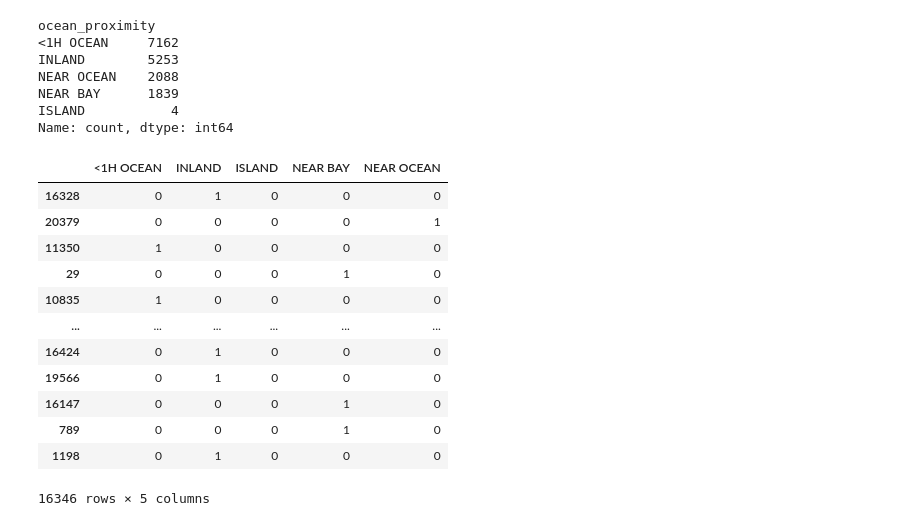
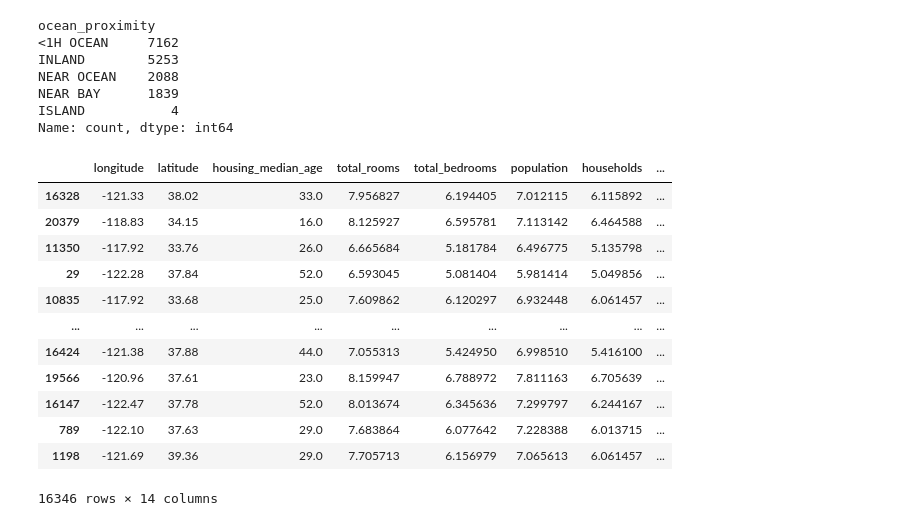
Before and after one commit to alexkimrow/House-Price-Prediction, a Jupyter notebook: main.ipynb, the cells around one changed output. Drawn from its saved outputs; the diff is of its cells as text; code cells hidden in the pictures.

```diff
--- a/main.ipynb
+++ b/main.ipynb
@@ -155,18 +155,19 @@ NEAR BAY      1839
 ISLAND           4
 Name: count, dtype: int64
 # %%
-pd.get_dummies(train_data.ocean_proximity).astype(int)
+train_data = train_data.join(pd.get_dummies(train_data.ocean_proximity).astype(int)).drop(['ocean_proximity'], axis=1)
+train_data
 # %% [output]
-|  | <1H OCEAN | INLAND | ISLAND | NEAR BAY | NEAR OCEAN |
-| 16328 | 0 | 1 | 0 | 0 | 0 |
-| 20379 | 0 | 0 | 0 | 0 | 1 |
-| 11350 | 1 | 0 | 0 | 0 | 0 |
-| 29 | 0 | 0 | 0 | 1 | 0 |
-| 10835 | 1 | 0 | 0 | 0 | 0 |
-| ... | ... | ... | ... | ... | ... |
-| 16424 | 0 | 1 | 0 | 0 | 0 |
-| 19566 | 0 | 1 | 0 | 0 | 0 |
-| 16147 | 0 | 0 | 0 | 1 | 0 |
-| 789 | 0 | 0 | 0 | 1 | 0 |
-| 1198 | 0 | 1 | 0 | 0 | 0 |
+|  | longitude | latitude | housing_median_age | total_rooms | total_bedrooms | population | households | ... |
+| 16328 | -121.33 | 38.02 | 33.0 | 7.956827 | 6.194405 | 7.012115 | 6.115892 | ... |
+| 20379 | -118.83 | 34.15 | 16.0 | 8.125927 | 6.595781 | 7.113142 | 6.464588 | ... |
+| 11350 | -117.92 | 33.76 | 26.0 | 6.665684 | 5.181784 | 6.496775 | 5.135798 | ... |
+| 29 | -122.28 | 37.84 | 52.0 | 6.593045 | 5.081404 | 5.981414 | 5.049856 | ... |
+| 10835 | -117.92 | 33.68 | 25.0 | 7.609862 | 6.120297 | 6.932448 | 6.061457 | ... |
+| ... | ... | ... | ... | ... | ... | ... | ... | ... |
+| 16424 | -121.38 | 37.88 | 44.0 | 7.055313 | 5.424950 | 6.998510 | 5.416100 | ... |
+| 19566 | -120.96 | 37.61 | 23.0 | 8.159947 | 6.788972 | 7.811163 | 6.705639 | ... |
+| 16147 | -122.47 | 37.78 | 52.0 | 8.013674 | 6.345636 | 7.299797 | 6.244167 | ... |
+| 789 | -122.10 | 37.63 | 29.0 | 7.683864 | 6.077642 | 7.228388 | 6.013715 | ... |
+| 1198 | -121.69 | 39.36 | 29.0 | 7.705713 | 6.156979 | 7.065613 | 6.061457 | ... |
-16346 rows × 5 columns
+16346 rows × 14 columns
```
Also changed, not shown: parts of 15 cells of this notebook, 1 other file.
